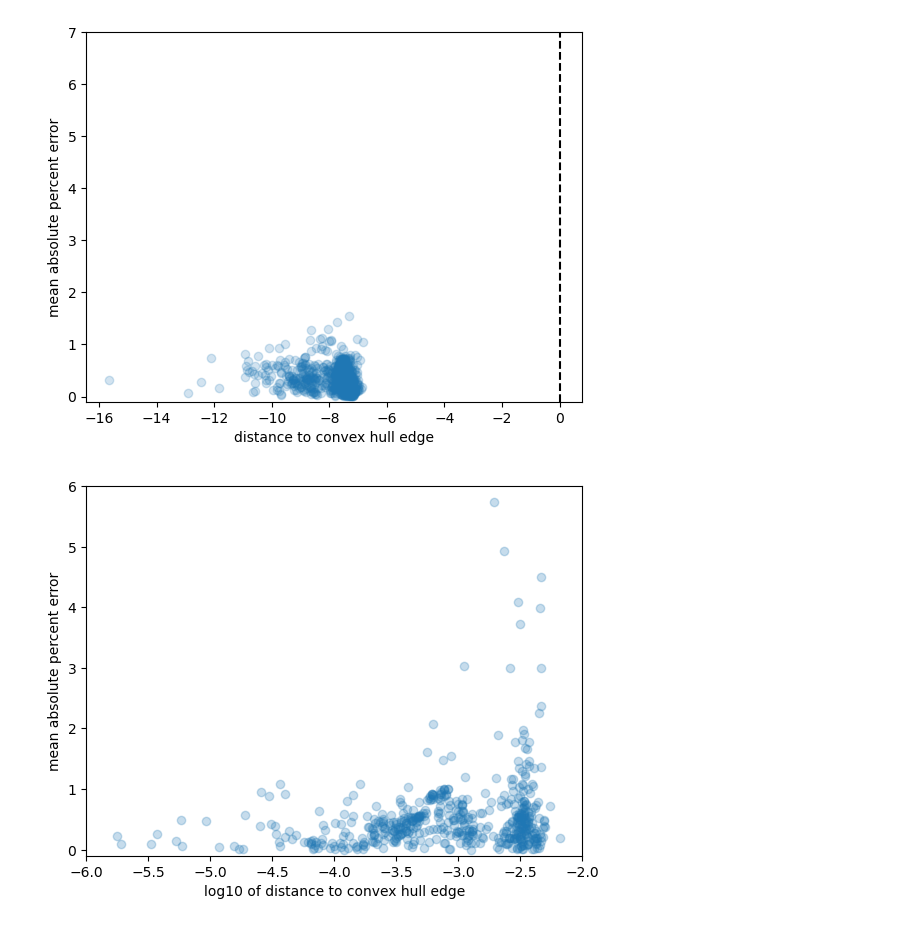
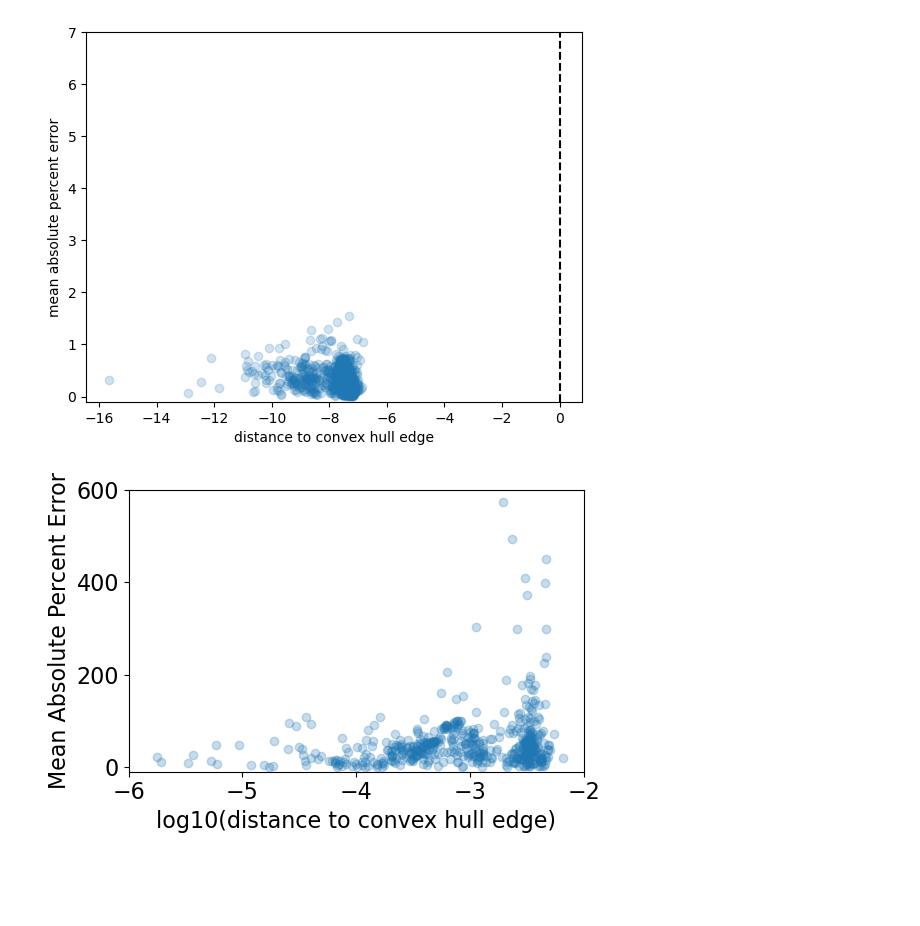
Before and after one commit to patrickcgray/undersampling_ocean_algos, a Jupyter notebook: algo_bias_estimates.ipynb, the cells around one changed output. Cells and saved outputs as stored; diff of their text form; code cells hidden in the pictures; blank space fills up the shorter version.

```diff
--- a/algo_bias_estimates.ipynb
+++ b/algo_bias_estimates.ipynb
@@ -615,6 +639,8 @@ np.nanmean(mape[pt_dist_sub<0]), np.nanmedian(mape[pt_dist_sub<0]), np.nanstd(ma
 np.nanmean(mape[pt_dist_sub>0]), np.nanmedian(mape[pt_dist_sub>0]), np.nanstd(mape[pt_dist_sub>0])
 # %% [output]
 (0.6256876112219348, 0.3995390271627423, 1.2765257538331283)
+# %%
+plt.rcParams.update({'font.size': 16})
 # %%
 import seaborn as sns
 import matplotlib.pyplot as plt
@@ -659,13 +690,17 @@ plt.axvline(0,c='k',ls='--')
 <matplotlib.lines.Line2D at 0x...>
 [figure]
 # %%
-plt.scatter(np.log10(np.array(pt_dist)[~np.isnan(gdf_merge.Chl_lineheight)]),mape,alpha=0.25)
+fig, ax = plt.subplots(figsize=(6,4))
+
+plt.scatter(np.log10(np.array(pt_dist)[~np.isnan(gdf_merge.Chl_lineheight)]),mape*100,alpha=0.25)
 plt.xlim(-6,-2)
-plt.ylim(-.1,6)
+plt.ylim(-10,600)
 # plt.yscale('log')
-plt.xlabel('log10 of distance to convex hull edge')
-plt.ylabel('mean absolute percent error')
+plt.xlabel('log10(distance to convex hull edge)')
+plt.ylabel('Mean Absolute Percent Error')
+
+fig.tight_layout()
 
 plt.savefig('comparison_in_out_hull.png',dpi=300)
 # %% [output]
-[figure, old version]
+[figure, new version]
```
Also changed, not shown: parts of 10 cells of this notebook, 2 other files.
